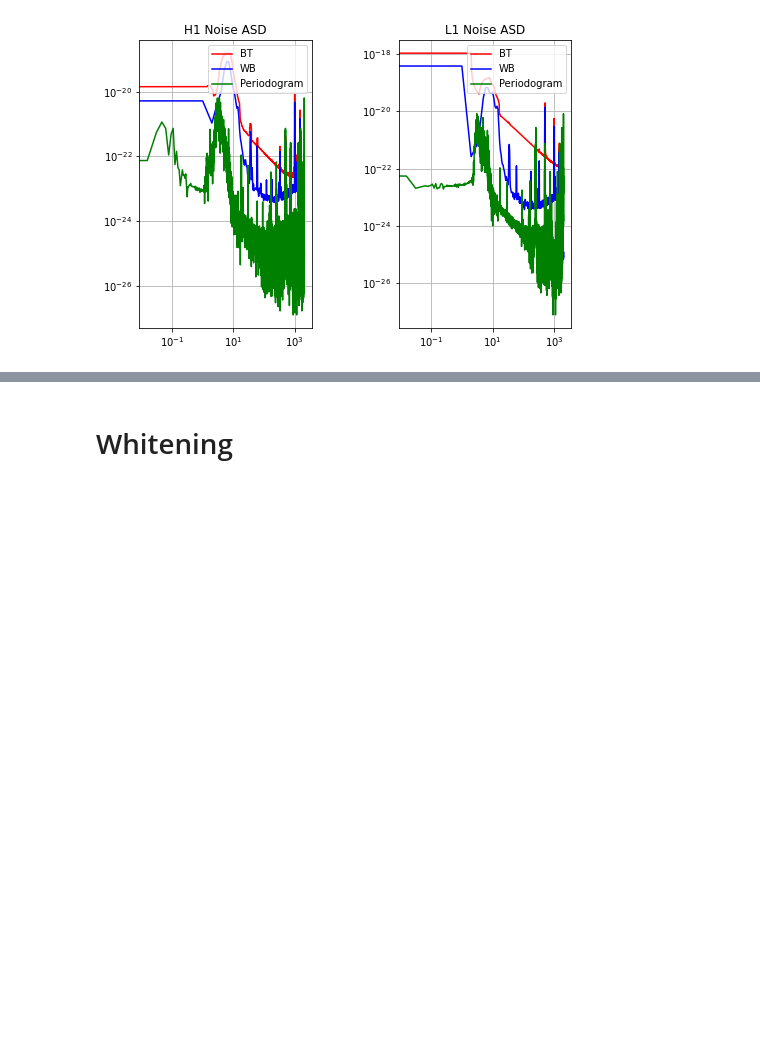
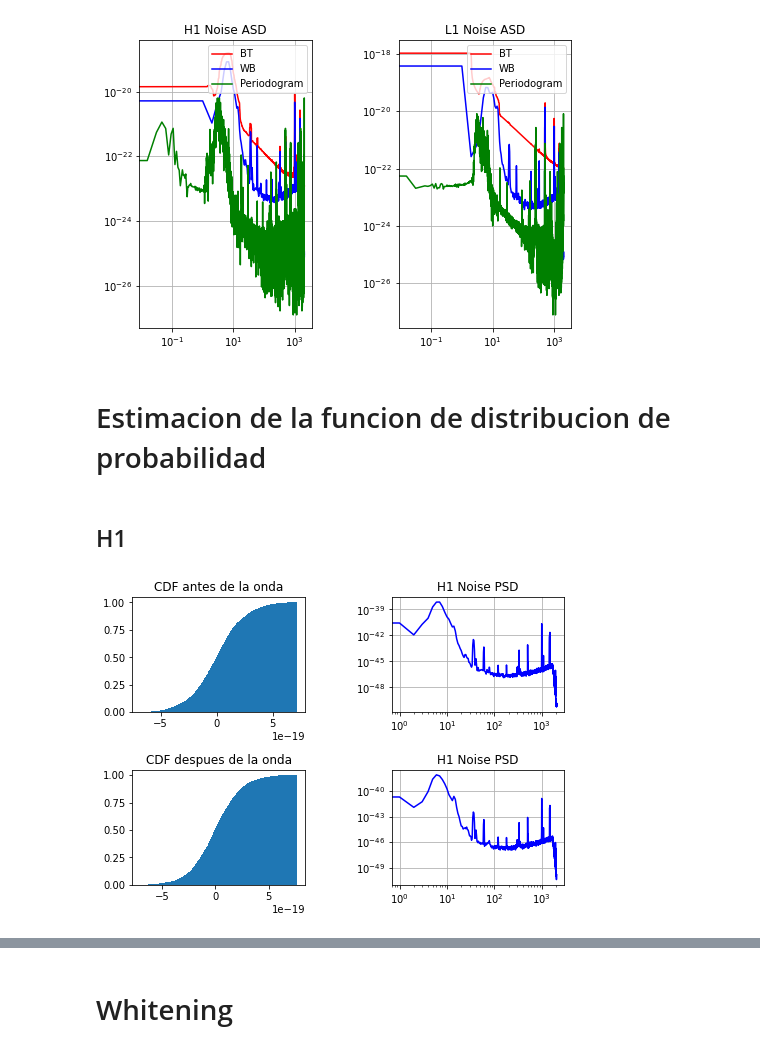
Before and after one commit to ManuMollon261297/PASA, a Jupyter notebook: TP1/code/pasa_tp1.ipynb, the cells around one changed output, grey strips where cells are left out. Cells and saved outputs as stored; diff of their text form; code cells hidden in the pictures; blank space fills up the shorter version.

Commit message:
Agregue lo de la funcion distribucion de probabilidad

```diff
--- a/TP1/code/pasa_tp1.ipynb
+++ b/TP1/code/pasa_tp1.ipynb
@@ -376,3 +376,42 @@ plt.grid(True)
 plt.show()
 # %% [output]
 [figure]
+# %% [markdown]
+# Estimacion de la funcion de distribucion de probabilidad
+# %% [markdown]
+## H1
+# %%
+T_start = 65536
+T_end = 67264+1024
+
+
+fig = plt.Figure(figsize=(10,10))
+plt.subplots_adjust(top = 1, bottom = 0, right = 1, left = 0, hspace = 0.5, wspace = 0.5)
+
+plt.subplot(221)
+plt.title("CDF antes de la onda")
+plt.hist(dataH1[0:T_start], bins=500,cumulative=True,density=True)
+
+plt.subplot(222)
+plt.title("H1 Noise PSD")
+f = np.fft.rfftfreq(2*len(PxxH1_WB)-1,d=1./4096.)    #WB freqs
+plt.plot(f,PxxH1_WB,'b')
+plt.yscale("log")
+plt.xscale("log")
+plt.grid(True)
+
+plt.subplot(223)
+plt.title("CDF despues de la onda")
+plt.hist(dataH1[T_end:], bins=500,cumulative=True,density=True)
+
+plt.subplot(224)
+plt.title("H1 Noise PSD")
+PxxH1_WB_end = welchBartlett(dataH1[T_end:], fs=4096, D=0, L=nperseg, k=len(dataH1[T_end:])//nperseg, window = signal.get_window('hann', nperseg))
+f = np.fft.rfftfreq(2*len(PxxH1_WB_end)-1,d=1./4096.)    #WB freqs
+plt.plot(f,PxxH1_WB_end,'b')
+plt.yscale("log")
+plt.xscale("log")
+plt.grid(True)
+plt.show()
+# %% [output]
+[figure, added]
```
Also changed, not shown: parts of 5 cells of this notebook.
